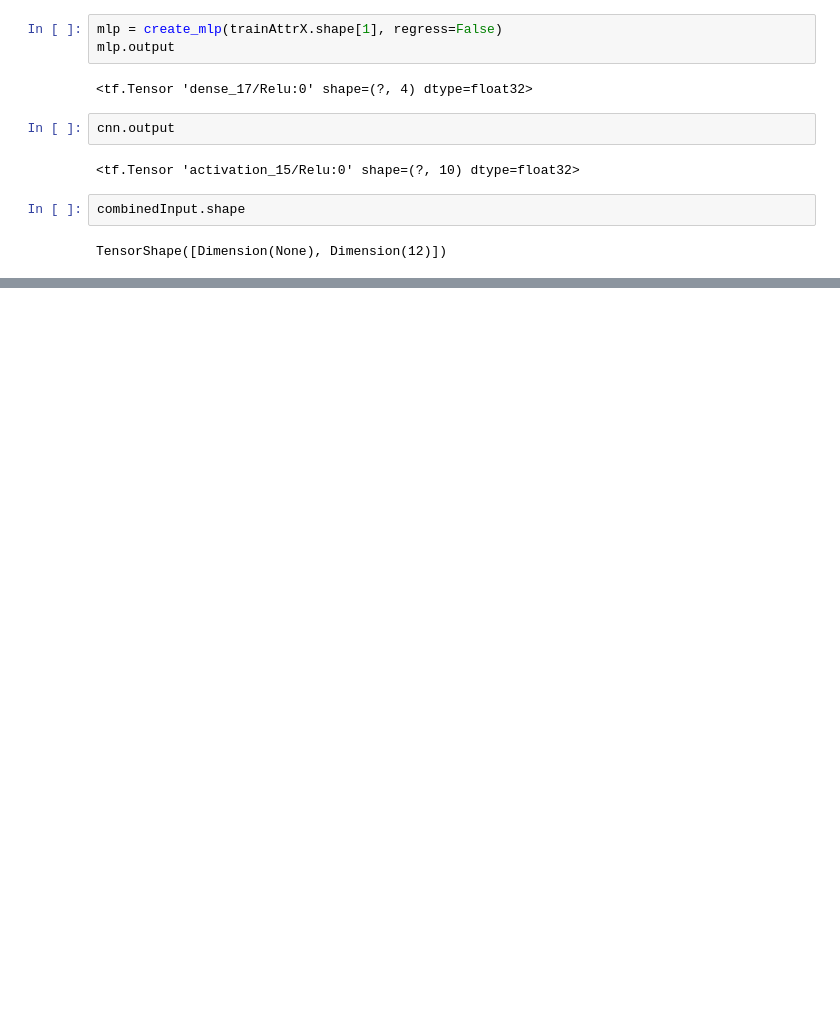
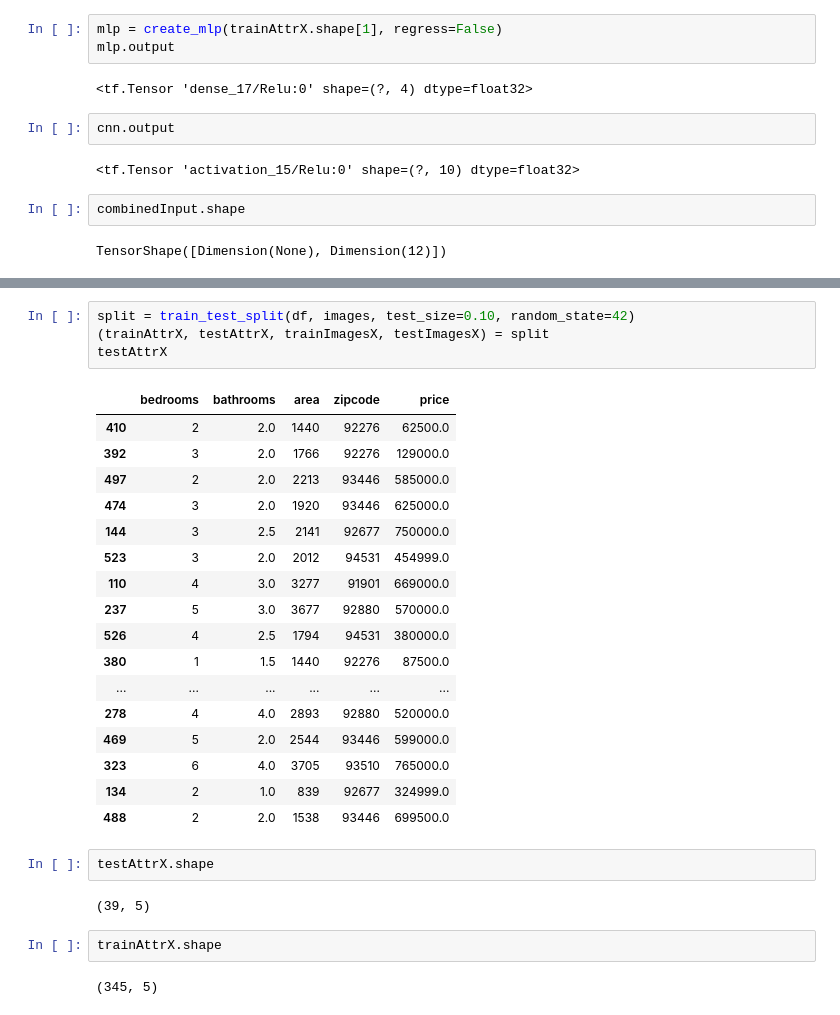
Before and after one commit to Masao-Taketani/house_price_estimation, a Jupyter notebook: jupyter_practice/house_price_estimation_practice.ipynb, the cells around one changed output, grey strips where cells are left out. Drawn from its saved outputs; the diff is of its cells as text; blank space fills up the shorter version.

```diff
--- a/jupyter_practice/house_price_estimation_practice.ipynb
+++ b/jupyter_practice/house_price_estimation_practice.ipynb
@@ -358,0 +565,30 @@ InvalidArgumentError: You must feed a value for placeholder tensor 'input_5' wit
+# %%
+split = train_test_split(df, images, test_size=0.10, random_state=42)
+(trainAttrX, testAttrX, trainImagesX, testImagesX) = split
+testAttrX
+# %% [output]
+|  | bedrooms | bathrooms | area | zipcode | price |
+| 410 | 2 | 2.0 | 1440 | 92276 | 62500.0 |
+| 392 | 3 | 2.0 | 1766 | 92276 | 129000.0 |
+| 497 | 2 | 2.0 | 2213 | 93446 | 585000.0 |
+| 474 | 3 | 2.0 | 1920 | 93446 | 625000.0 |
+| 144 | 3 | 2.5 | 2141 | 92677 | 750000.0 |
+| 523 | 3 | 2.0 | 2012 | 94531 | 454999.0 |
+| 110 | 4 | 3.0 | 3277 | 91901 | 669000.0 |
+| 237 | 5 | 3.0 | 3677 | 92880 | 570000.0 |
+| 526 | 4 | 2.5 | 1794 | 94531 | 380000.0 |
+| 380 | 1 | 1.5 | 1440 | 92276 | 87500.0 |
+| ... | ... | ... | ... | ... | ... |
+| 278 | 4 | 4.0 | 2893 | 92880 | 520000.0 |
+| 469 | 5 | 2.0 | 2544 | 93446 | 599000.0 |
+| 323 | 6 | 4.0 | 3705 | 93510 | 765000.0 |
+| 134 | 2 | 1.0 | 839 | 92677 | 324999.0 |
+| 488 | 2 | 2.0 | 1538 | 93446 | 699500.0 |
+# %%
+testAttrX.shape
+# %% [output]
+(39, 5)
+# %%
+trainAttrX.shape
+# %% [output]
+(345, 5)
```
Also changed, not shown: parts of 9 cells of this notebook.
